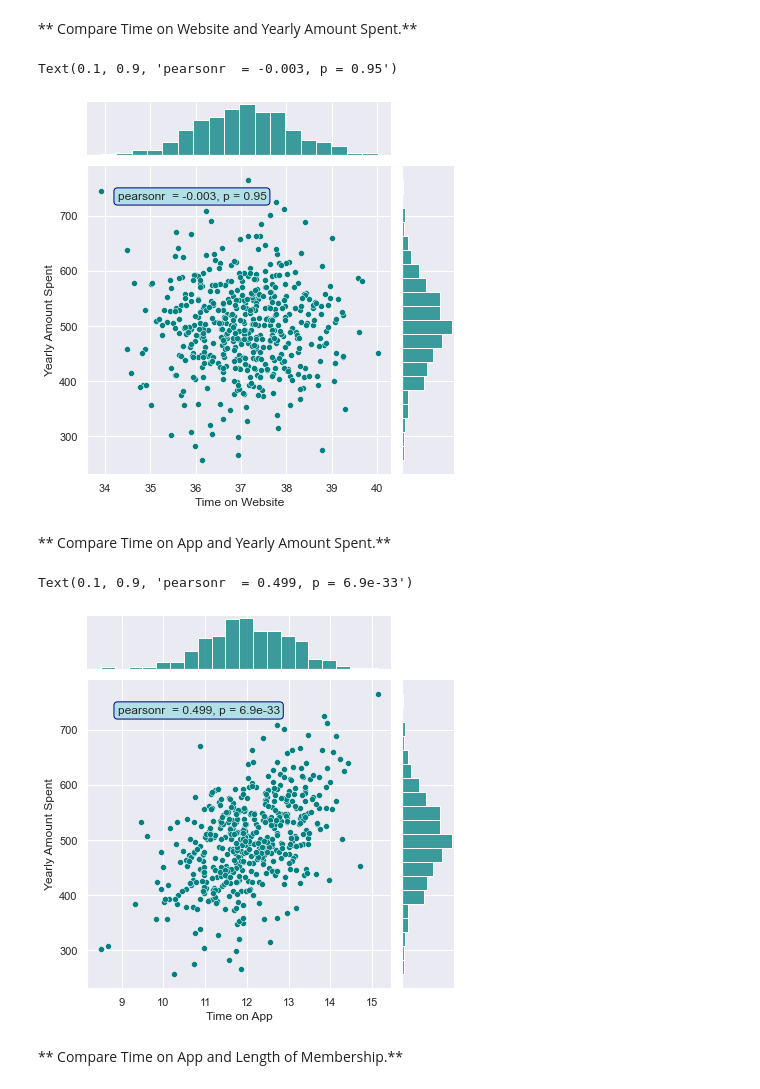
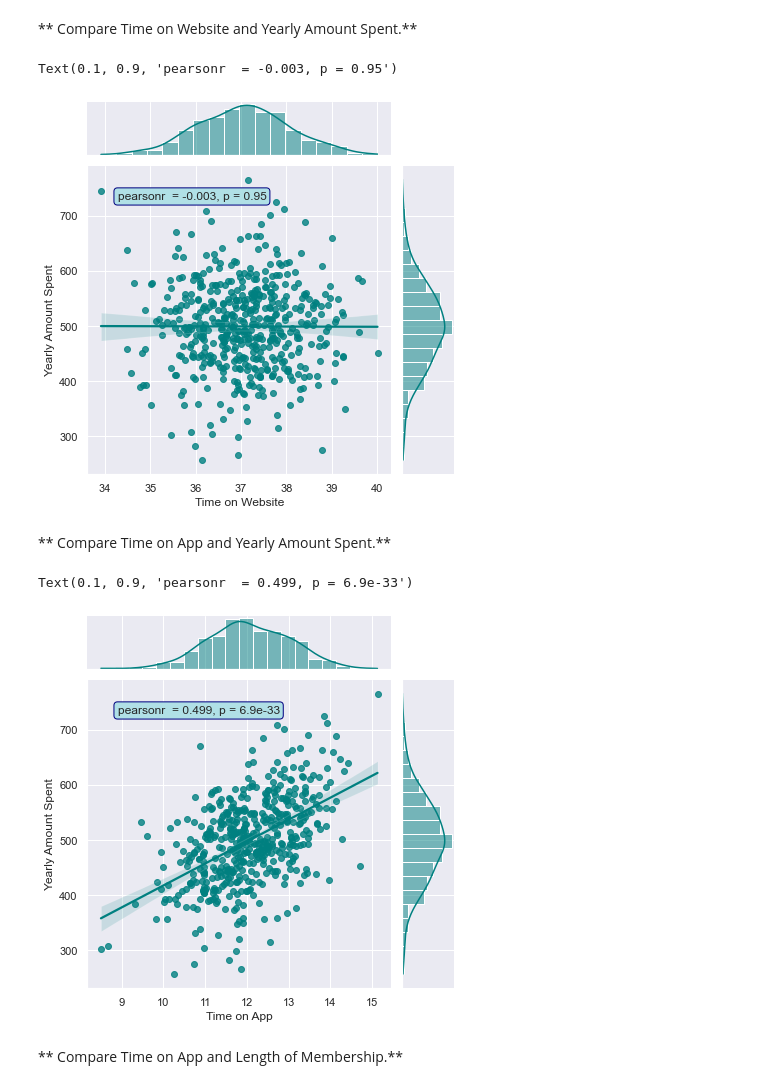
Before and after one commit to kevinprinsloo/My_Machine_Learning_Notebooks, a Jupyter notebook: Linear_Regression/Ecommerce_Linear_Regression_Project.ipynb, the cells around one changed output. Drawn from its saved outputs; the diff is of its cells as text; code cells hidden in the pictures.

```diff
--- a/Linear_Regression/Ecommerce_Linear_Regression_Project.ipynb
+++ b/Linear_Regression/Ecommerce_Linear_Regression_Project.ipynb
@@ -80,24 +80,24 @@ ___
 ** Compare Time on Website and Yearly Amount Spent.**
 # %%
 sns.set(style="darkgrid", color_codes=True)
-g = sns.jointplot(x = 'Time on Website', y = 'Yearly Amount Spent', data = customers, color='teal')
+g = sns.jointplot(x = 'Time on Website', y = 'Yearly Amount Spent', data = customers, kind='reg', color='teal')
 
 x = customers['Time on Website']
 y = customers['Yearly Amount Spent']
 
 r, p = stats.pearsonr(x, y)
 g.ax_joint.annotate('pearsonr 'f' = {r:.3f}, p = {p:.2f}',
                     xy=(0.1, 0.9), xycoords='axes fraction',
                     ha='left', va='center',
                     bbox={'boxstyle': 'round', 'fc': 'powderblue', 'ec': 'navy'})
 # %% [output]
 Text(0.1, 0.9, 'pearsonr  = -0.003, p = 0.95')
-[figure, old version]
+[figure, new version]
 # %% [markdown]
 ** Compare Time on App and Yearly Amount Spent.**
 # %%
 sns.set(style="darkgrid", color_codes=True)
-g = sns.jointplot(x = 'Time on App', y = 'Yearly Amount Spent', data = customers, color='teal')
+g = sns.jointplot(x = 'Time on App', y = 'Yearly Amount Spent', data = customers, kind='reg', color='teal')
 
 x = customers['Time on App']
 y = customers['Yearly Amount Spent']
@@ -109,7 +109,7 @@ g.ax_joint.annotate('pearsonr 'f' = {r:.3f}, p = {p:.1e}',
                     bbox={'boxstyle': 'round', 'fc': 'powderblue', 'ec': 'navy'})
 # %% [output]
 Text(0.1, 0.9, 'pearsonr  = 0.499, p = 6.9e-33')
-[figure, old version]
+[figure, new version]
 # %% [markdown]
 ** Compare Time on App and Length of Membership.**
 # %%
```
Also changed, not shown: parts of 2 cells of this notebook.
